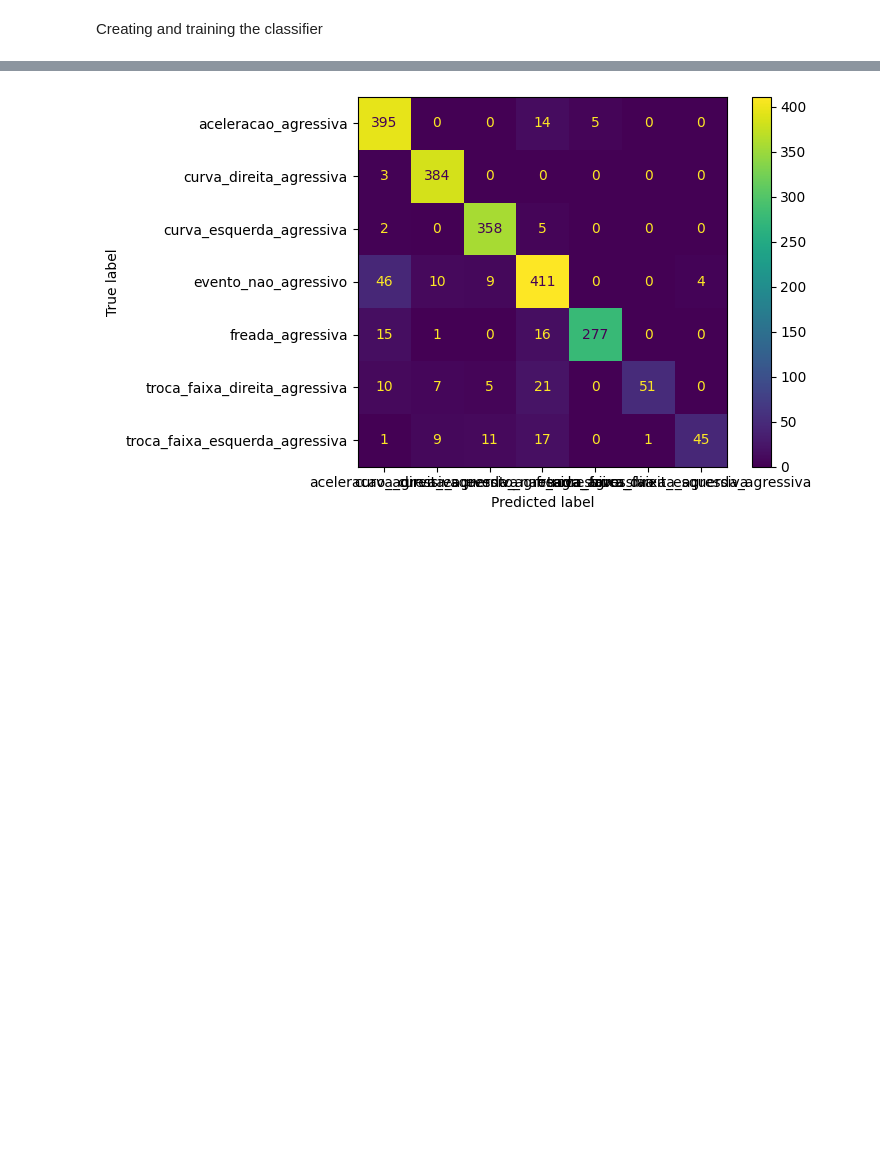
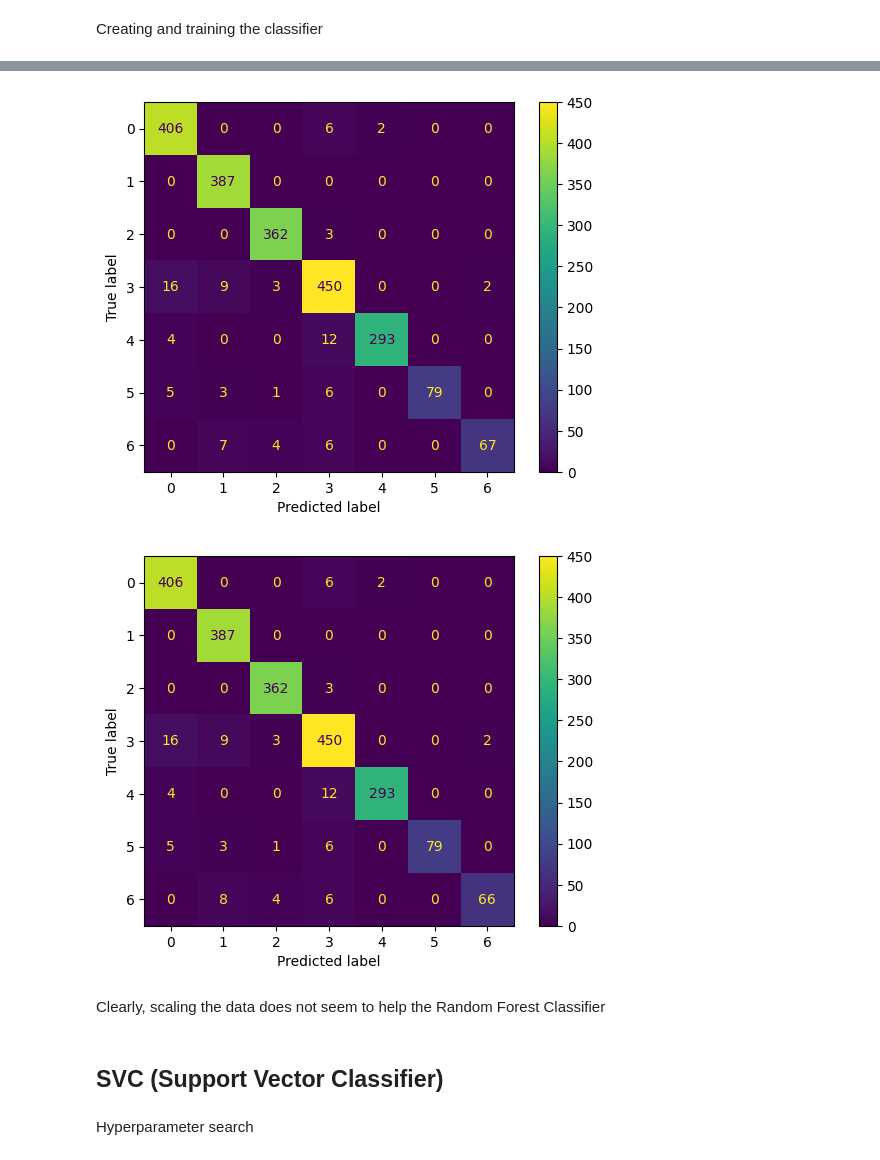
Before and after one commit to RenanFlorencio/DBdatasets, a Jupyter notebook: dbdataset/dbdataset.ipynb, the cells around one changed output, grey strips where cells are left out. Drawn from its saved outputs; the diff is of its cells as text; code cells hidden in the pictures; blank space fills up the shorter version.

```diff
--- a/dbdataset/dbdataset.ipynb
+++ b/dbdataset/dbdataset.ipynb
@@ -197,6 +221,6 @@ Creating and training the classifier
 # %%
-def fit_RF(X_train, y_train, X_test, y_test):
+def fit_RF(X_train, X_test, y_train, y_test):
     clf = RandomForestClassifier(n_estimators=100, random_state=42)
     clf.fit(X_train, y_train)
     y_pred = clf.predict(X_test)
-    return clf, classification_report(y_test, y_pred)
+    return clf, classification_report(y_test, y_pred), y_pred
@@ -222,0 +227,2 @@ troca_faixa_esquerda_agressiva       0.97      0.76      0.85        84
+# %%
+X_train_scaled, X_test_scaled = scale_data(X_train, X_test)
@@ -222,0 +231,8 @@ troca_faixa_esquerda_agressiva       0.97      0.76      0.85        84
+# %%
+# Non scaled data
+clf, report, y_pred = fit_RF(X_train, X_test, y_train, y_test)
+print(f"**Classification report**:\n{report}")
+
+# Scaled data
+clf_scaled, report_scaled, y_scaled_pred = fit_RF(X_train_scaled, X_test_scaled, y_train, y_test)
+print(f"**Classification report (scaled data):**\n{report_scaled}")
@@ -223,7 +257,16 @@ troca_faixa_esquerda_agressiva       0.97      0.76      0.85        84
 # %%
-cm = confusion_matrix(y_test, y_pred, labels=clf.classes_)
-disp = ConfusionMatrixDisplay(confusion_matrix=cm, display_labels=clf.classes_)
-disp.plot()
-plt.show()
+def display_cm(y_test, y_pred):
+    cm = confusion_matrix(y_test, y_pred)
+    disp = ConfusionMatrixDisplay(confusion_matrix=cm)
+    disp.plot()
+    plt.show()
-# %% [output]
-[figure, removed]
+# %%
+display_cm(y_test, y_pred)
+display_cm(y_test, y_scaled_pred)
+# %% [output]
+[figure, added]
+[figure, added]
+# %% [markdown]
+Clearly, scaling the data does not seem to help the Random Forest Classifier
+# %% [markdown]
+## SVC (Support Vector Classifier)
@@ -229,0 +276,2 @@ plt.show()
+# %% [markdown]
+Hyperparameter search
```
Also changed, not shown: parts of 40 cells of this notebook.
